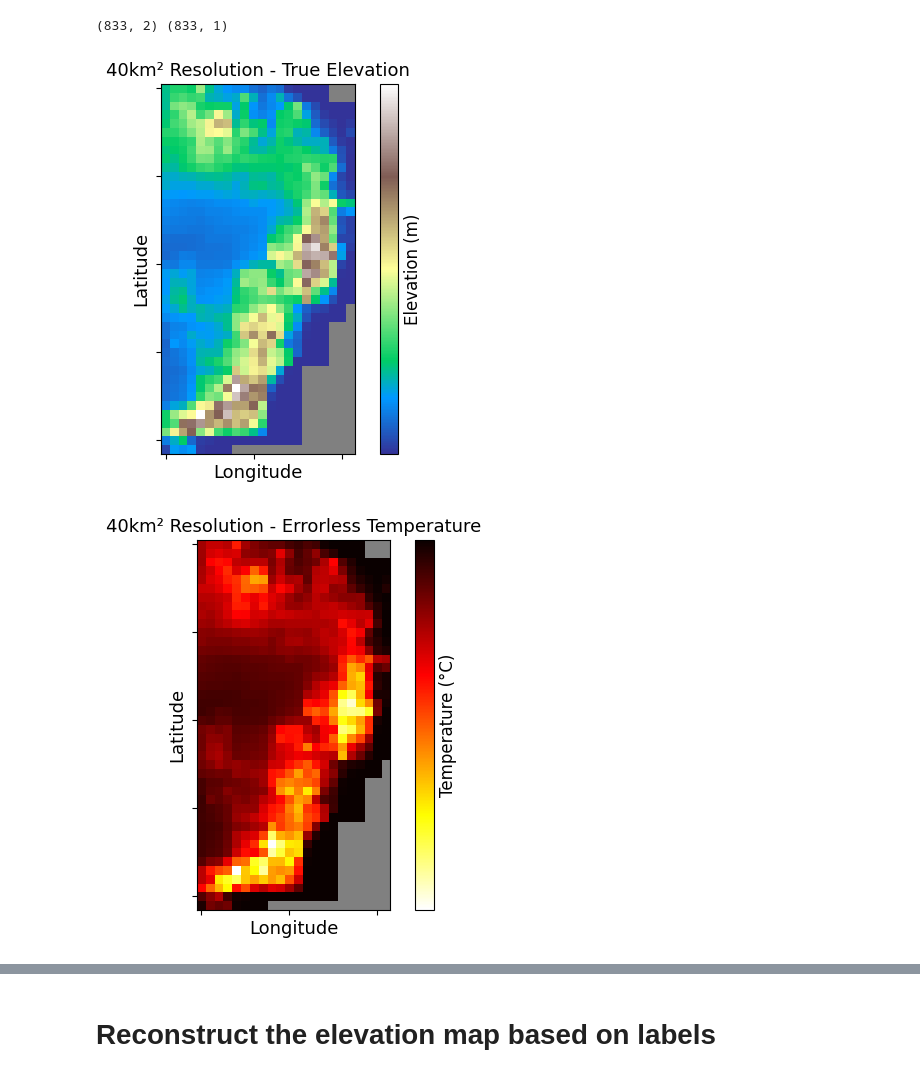
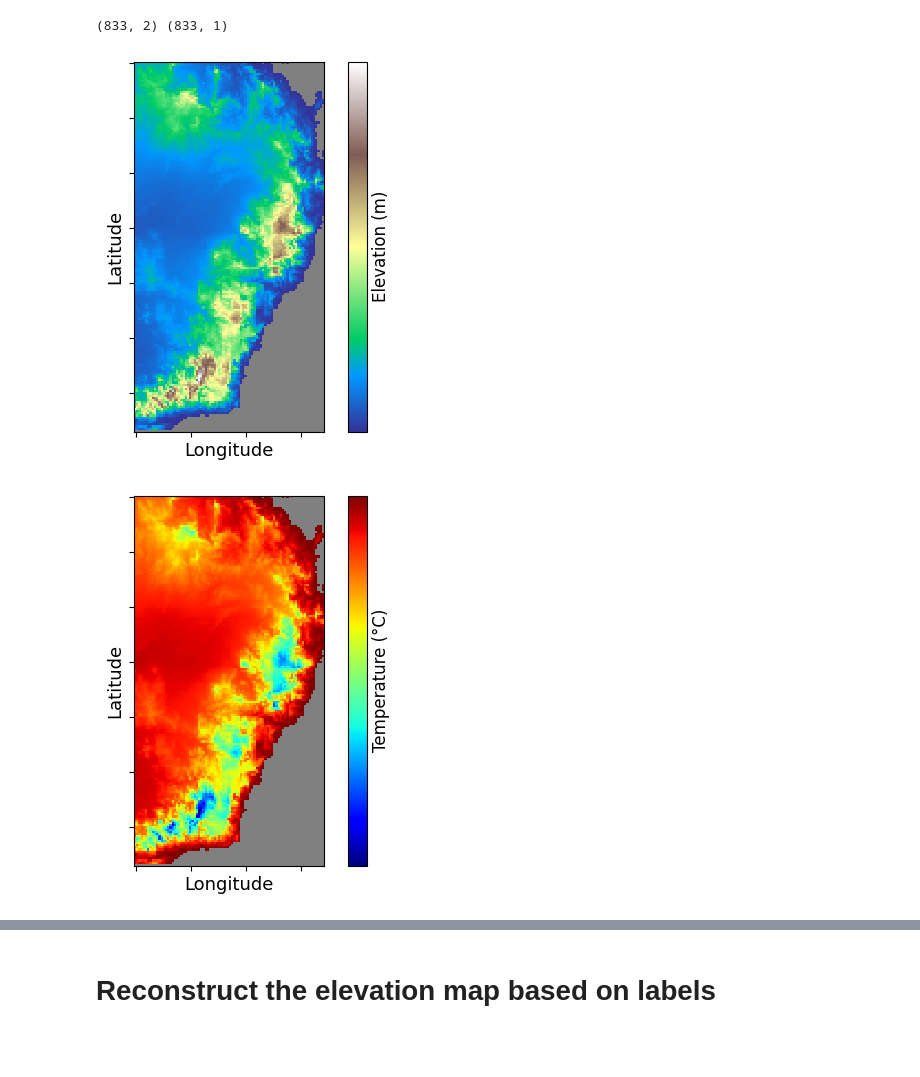
Before and after one commit to jyhong05/CFL_Research, a Jupyter notebook: altitude_extraction/run_cfl.ipynb, the cells around one changed output, grey strips where cells are left out. Saved outputs shown, nothing was run; the diff lists cells and outputs as text; code cells hidden in the pictures; blank space fills up the shorter version.

```diff
--- a/altitude_extraction/run_cfl.ipynb
+++ b/altitude_extraction/run_cfl.ipynb
@@ -17,17 +20,17 @@ Yraw = np.array(train_data['generated_temp']).reshape(-1,1)
 print(Xraw.shape, Yraw.shape)
 
 truth = pd.read_csv(truth_file)
-true_alt, true_temp = get_alt_temp_grids(truth)
+true_alt, true_temp = get_alt_temp_grids(truth, ocean=False)
 # %% [output]
 (833, 2) (833, 1)
 # %%
 # PLOT TEMP AND ELEVATION FOR RAW DATAFRAME
-plot_area(true_alt, 'elevation', title=f'{resolution}² Resolution - True Elevation')
+plot_area(true_alt, 'elevation', title=None, grey_back=True)
 
-plot_area(true_temp, 'temperature', title=f'{resolution}² Resolution - Errorless Temperature')
+plot_area(true_temp, 'temperature', title=None, grey_back=True, color='jet')
 # %% [output]
-[figure, old version]
+[figure, new version]
-[figure, old version]
+[figure, new version]
 # %%
 X = StandardScaler().fit_transform(Xraw)
 Y = StandardScaler().fit_transform(Yraw)
```
Also changed, not shown: parts of 7 cells of this notebook, 17 other files.
